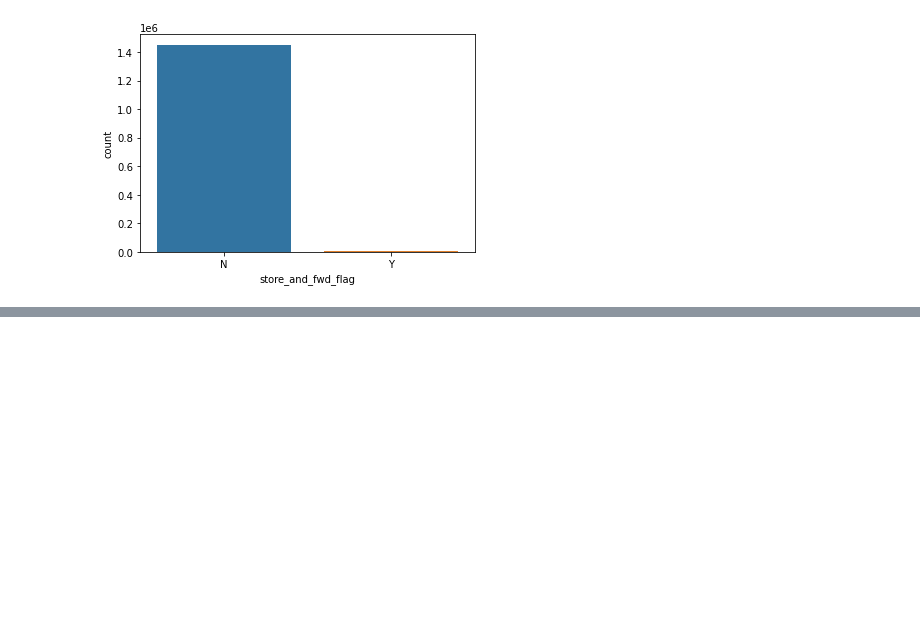
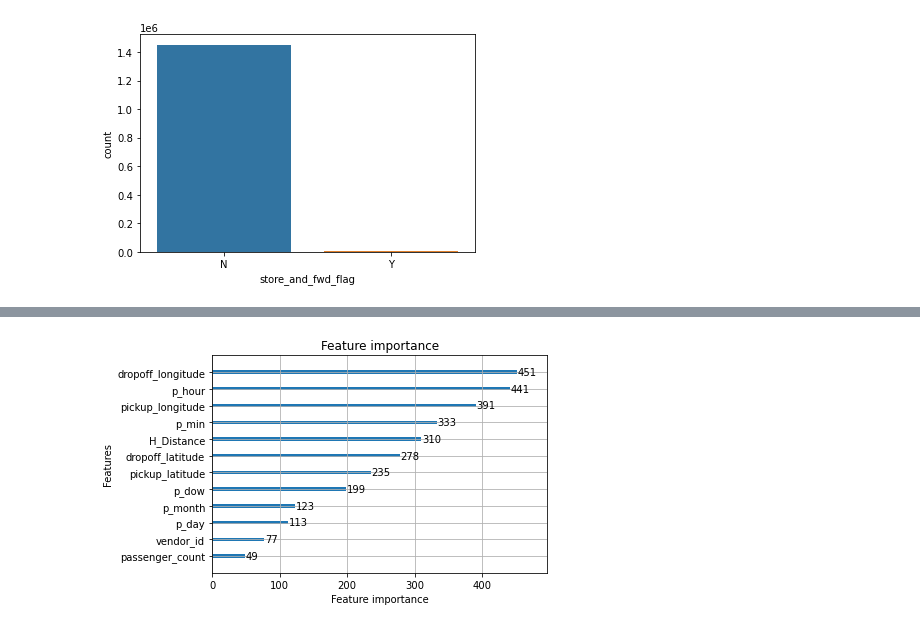
Before and after one commit to nuyhc/Struggles, a Jupyter notebook: NY City Taxi Trip Duration/NY_taxi_trip_duratioin.ipynb, the cells around one changed output, grey strips where cells are left out. Cells and saved outputs as stored; diff of their text form; code cells hidden in the pictures; blank space fills up the shorter version.

```diff
--- a/NY City Taxi Trip Duration/NY_taxi_trip_duratioin.ipynb
+++ b/NY City Taxi Trip Duration/NY_taxi_trip_duratioin.ipynb
@@ -240,0 +326,4 @@ _ = sns.countplot(x=train["store_and_fwd_flag"])
+# %%
+_ = lgbm.plot_importance(reg_lgbm)
+# %% [output]
+[figure, added]
```
Also changed, not shown: parts of 13 cells of this notebook.
